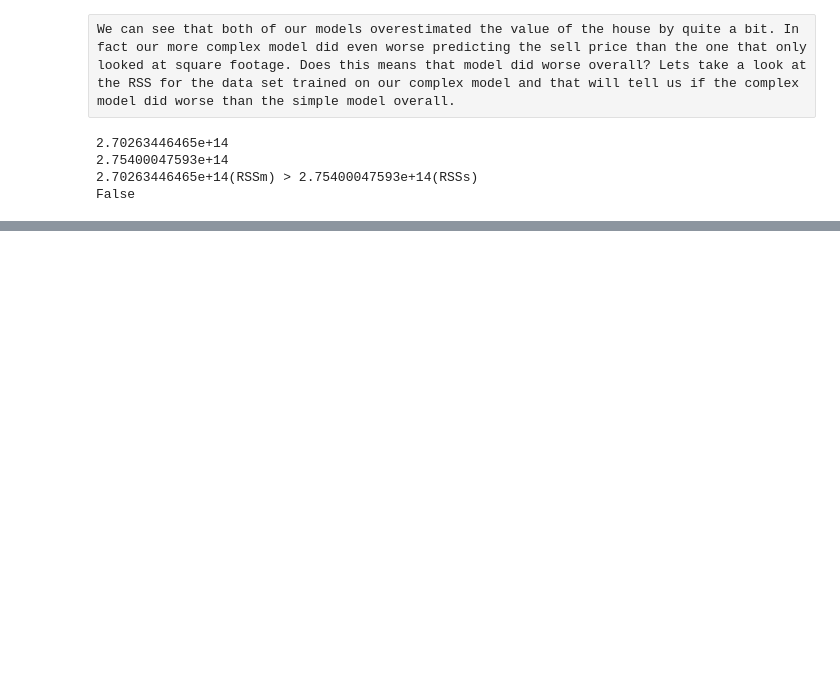
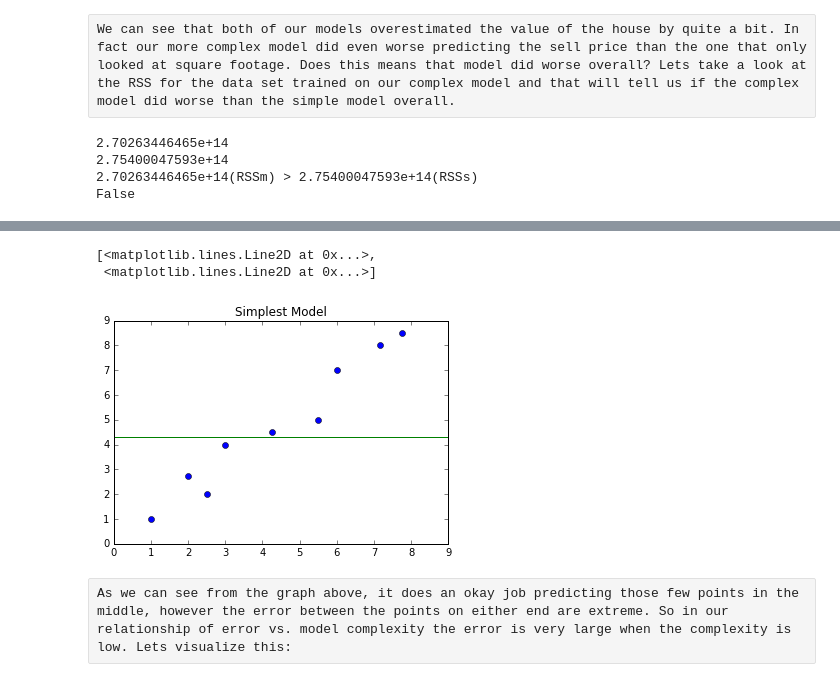
Before and after one commit to RedOneLima/regression, a Jupyter notebook: Regression For Machine Learning.ipynb, the cells around one changed output, grey strips where cells are left out. Saved outputs shown, nothing was run; the diff lists cells and outputs as text; code cells hidden in the pictures; blank space fills up the shorter version.

```diff
--- a/Regression For Machine Learning.ipynb
+++ b/Regression For Machine Learning.ipynb
@@ -678,0 +723,20 @@ We can conclude that even though our complex model did a worse job of predicting
+# %%
+import matplotlib.pyplot as plt
+%matplotlib inline
+plt.title('Simplest Model')
+plt.ylim(0,9)
+plt.xlim(0,9)
+line = list()
+for i in range(10):
+    line.append(4.3)
+
+x = np.array([1, 2, 2.5, 3, 4.25, 5.5, 6, 7.15, 7.75])
+y = np.array([1, 2.75, 2, 4, 4.5, 5, 7, 8, 8.5])
+
+plt.plot(x,y,'o',line, '-')
+# %% [output]
+[<matplotlib.lines.Line2D at 0x...>,
+ <matplotlib.lines.Line2D at 0x...>]
+[figure, added]
+# %% [raw]
+As we can see from the graph above, it does an okay job predicting those few points in the middle, however the error between the points on either end are extreme. So in our relationship of error vs. model complexity the error is very large when the complexity is low. Lets visualize this:
```
Also changed, not shown: parts of 14 cells of this notebook.
